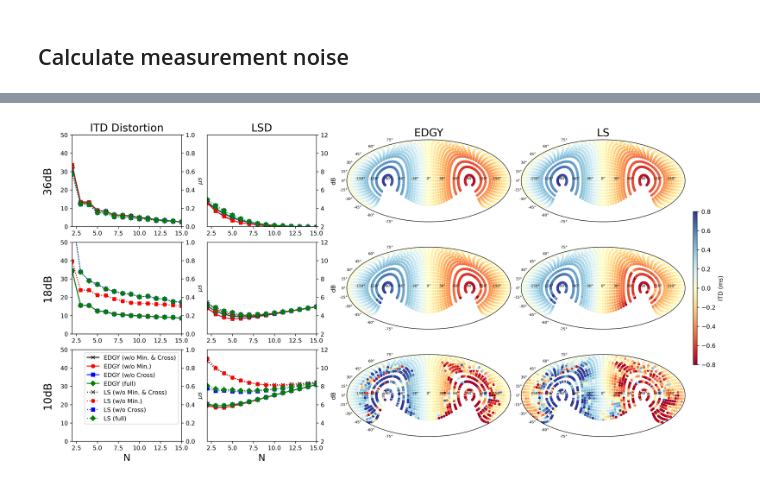
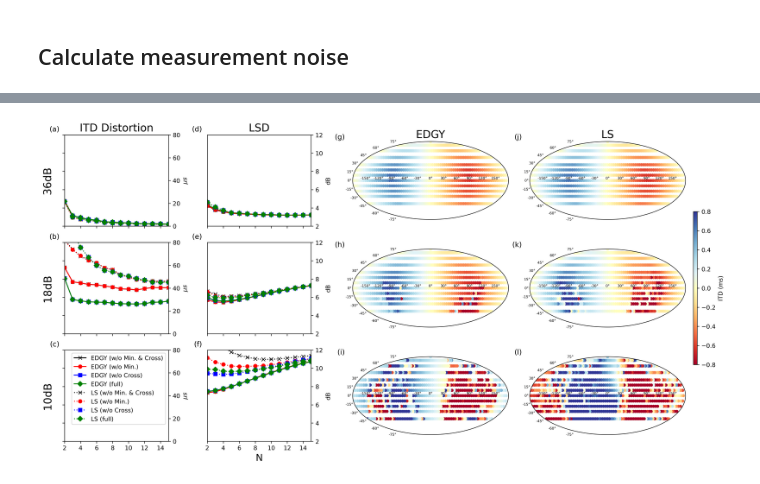
Before and after one commit to yoyololicon/hrtf-ilp, a Jupyter notebook: noise-robust.ipynb, the cells around one changed output, grey strips where cells are left out. Cells and saved outputs as stored; diff of their text form; code cells hidden in the pictures.

Commit message:
add subplot label

```diff
--- a/noise-robust.ipynb
+++ b/noise-robust.ipynb
@@ -69,7 +71,7 @@ def calculate_noise_scaler(signal_power, noise_power, target_snr):
     target_noise_power = signal_power / (10 ** (target_snr / 10))
     return np.sqrt(np.maximum(0, target_noise_power - noise_power))
 # %%
-sofa_file = "subject_003.sofa"
+sofa_file = "KEMAR_Knowl_EarSim_SmallEars_FreeFieldComp_44kHz.sofa"
 hrir_data = sfa.io.read_SOFA_file(sofa_file)
 
 sr = hrir_data.l.fs
@@ -179,19 +181,28 @@ gs = fig.add_gridspec(len(target_snrs), 4, width_ratios=[1, 1, 1.5, 1.5])
 
 axes = []
 for r, snr in enumerate(target_snrs):
-    ax1 = fig.add_subplot(gs[r, 0])
+    ax1 = fig.add_subplot(gs[r, 0], sharex=axes[r-1][0] if r > 0 else None)
     ax1.annotate(f"{snr}dB", xy=(0, 0.5), xytext=(-ax1.yaxis.labelpad - 5, 0),
                  xycoords=ax1.yaxis.label, textcoords='offset points',
                  size=18, ha='right', va='center', rotation=90)
-    twin_ax = ax1.twinx()
-    twin_ax.set_ylabel("$\mu s$")
-    twin_ax.yaxis.set_label_position("right")
-    twin_ax.yaxis.tick_right()
+    if r < len(target_snrs) - 1:
+        ax1.tick_params(labelbottom=False)
+    ax1.set_yticklabels([])
+    ax1 = ax1.twinx()
+    ax1.set_ylabel("$\mu s$")
+    ax1.yaxis.set_label_position("right")
+    ax1.yaxis.tick_right()
+    # ax1.set_yticklabels([])
+    # ax1.tick_params(right=False)
+    # ax1.text(-0.1, 1.15, "a", transform=ax1.transAxes,
+    #          fontsize=16, va='top', ha='right')
 
-    ax2 = fig.add_subplot(gs[r, 1])
+    ax2 = fig.add_subplot(gs[r, 1], sharex=axes[r-1][1] if r > 0 else None)
     ax2.set_ylabel("dB")
     ax2.yaxis.set_label_position("right")
     ax2.yaxis.tick_right()
+    if r < len(target_snrs) - 1:
+        ax2.tick_params(labelbottom=False)
 
     ax3 = fig.add_subplot(gs[r, 2], projection="mollweide")
     ax4 = fig.add_subplot(gs[r, 3], projection="mollweide")
@@ -208,11 +219,18 @@ for r, snr in enumerate(target_snrs):
         ax1.set_xlabel("N", fontsize=16)
         ax2.set_xlabel("N", fontsize=16)
 
-        # ax1.set_xticks(sph_orders[::2])
-        # ax2.set_xticks(sph_orders[::2])
+        ax1.set_xticks(sph_orders[::2])
+        ax2.set_xticks(sph_orders[::2])
 
     axes.append([ax1, ax2, ax3, ax4])
 
+for r, c in product(range(len(target_snrs)), range(4)):
+    subplot_label = "(" + chr(ord("a") + r + c * len(target_snrs)) + ")"
+    axes[r][c].text(-0.05, 1.1, subplot_label, transform=axes[r][c].transAxes,
+                    fontsize=12, va='top', ha='right')
+
+# axes[-1][0].get_shared_x_axes().join(*[x[0] for x in axes])
+# axes[-1][1].get_shared_x_axes().join(*[x[1] for x in axes])
 
 for r, c in product(range(len(target_snrs)), range(2)):
     snr = target_snrs[r]
@@ -249,37 +267,37 @@ for r, c in product(range(len(target_snrs)), range(2)):
 vmax = 0.8
 vmin = -0.8
 plot_sphere_simple = partial(
-    plot_sphere2, az=az, col=col, vmin=vmin, vmax=vmax, dotsize=12
+    plot_sphere2, az=az, col=col, vmin=vmin, vmax=vmax, dotsize=18
 )
 
 for r, c in product(range(len(target_snrs)), range(2)):
     v = itds[f"{['edgelist', 'l2'][c]}_{target_snrs[r]}_True_True"]
     im = plot_sphere_simple(axes[r][c+2], v=v * 1e3)
 
 cbar = fig.colorbar(
     cm.ScalarMappable(cmap="RdYlBu", norm=cm.colors.Normalize(vmin=vmin, vmax=vmax)),
     ax=[x[-1] for x in axes],
     orientation="vertical",
     # fraction=0.03,
     # pad=0.03,
     aspect=40,
     shrink=0.5,
     location="right",
     label="ITD (ms)",
 )
 
 
 
 for r in range(len(target_snrs)):
-    axes[r][0].set_ylim([0, 50])
+    axes[r][0].set_ylim([0, 80])
     axes[r][1].set_ylim([2, 12])
     axes[r][0].set_xlim([2, 15])
     axes[r][1].set_xlim([2, 15])
 
 axes[-1][0].legend()
 
 
 # plt.tight_layout()
 plt.show()
 # %% [output]
-[figure, old version]
+[figure, new version]
```
Also changed, not shown: parts of 4 cells of this notebook.
